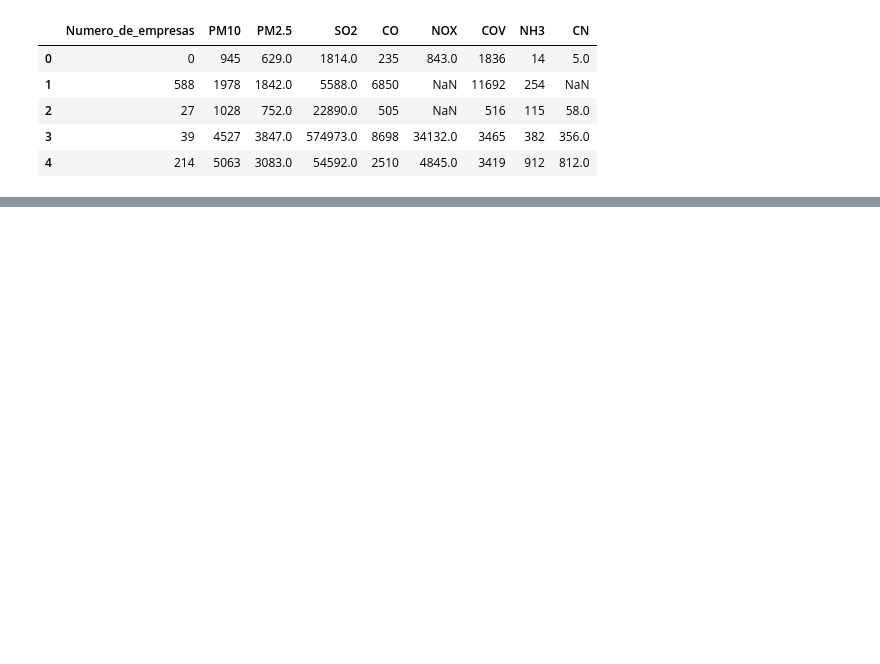
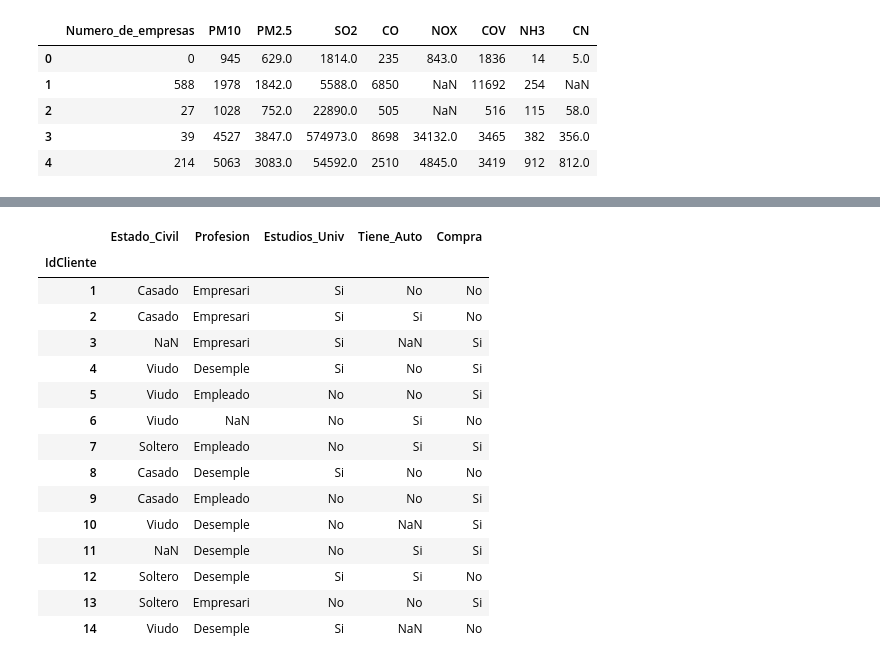
Before and after one commit to gonzo120/Python, a Jupyter notebook: Datascience/Pre-procesamiento/ReemplazoValoresPerdidos.ipynb, the cells around one changed output, grey strips where cells are left out. Cells and saved outputs as stored; diff of their text form; code cells hidden in the pictures; blank space fills up the shorter version.

```diff
--- a/Datascience/Pre-procesamiento/ReemplazoValoresPerdidos.ipynb
+++ b/Datascience/Pre-procesamiento/ReemplazoValoresPerdidos.ipynb
@@ -13,0 +75,20 @@ df.head()
+# %%
+df1 = pd.read_csv('C:/Users/sao/Desktop/Python/Datascience/datasets/Patron de Compra con NAs.csv', index_col=0)
+df1
+# %% [output]
+|  | Estado_Civil | Profesion | Estudios_Univ | Tiene_Auto | Compra |
+| IdCliente |  |  |  |  |  |
+| 1 | Casado | Empresari | Si | No | No |
+| 2 | Casado | Empresari | Si | Si | No |
+| 3 | NaN | Empresari | Si | NaN | Si |
+| 4 | Viudo | Desemple | Si | No | Si |
+| 5 | Viudo | Empleado | No | No | Si |
+| 6 | Viudo | NaN | No | Si | No |
+| 7 | Soltero | Empleado | No | Si | Si |
+| 8 | Casado | Desemple | Si | No | No |
+| 9 | Casado | Empleado | No | No | Si |
+| 10 | Viudo | Desemple | No | NaN | Si |
+| 11 | NaN | Desemple | No | Si | Si |
+| 12 | Soltero | Desemple | Si | Si | No |
+| 13 | Soltero | Empresari | No | No | Si |
+| 14 | Viudo | Desemple | Si | NaN | No |
```
Also changed, not shown: parts of 5 cells of this notebook, 4 other files.
